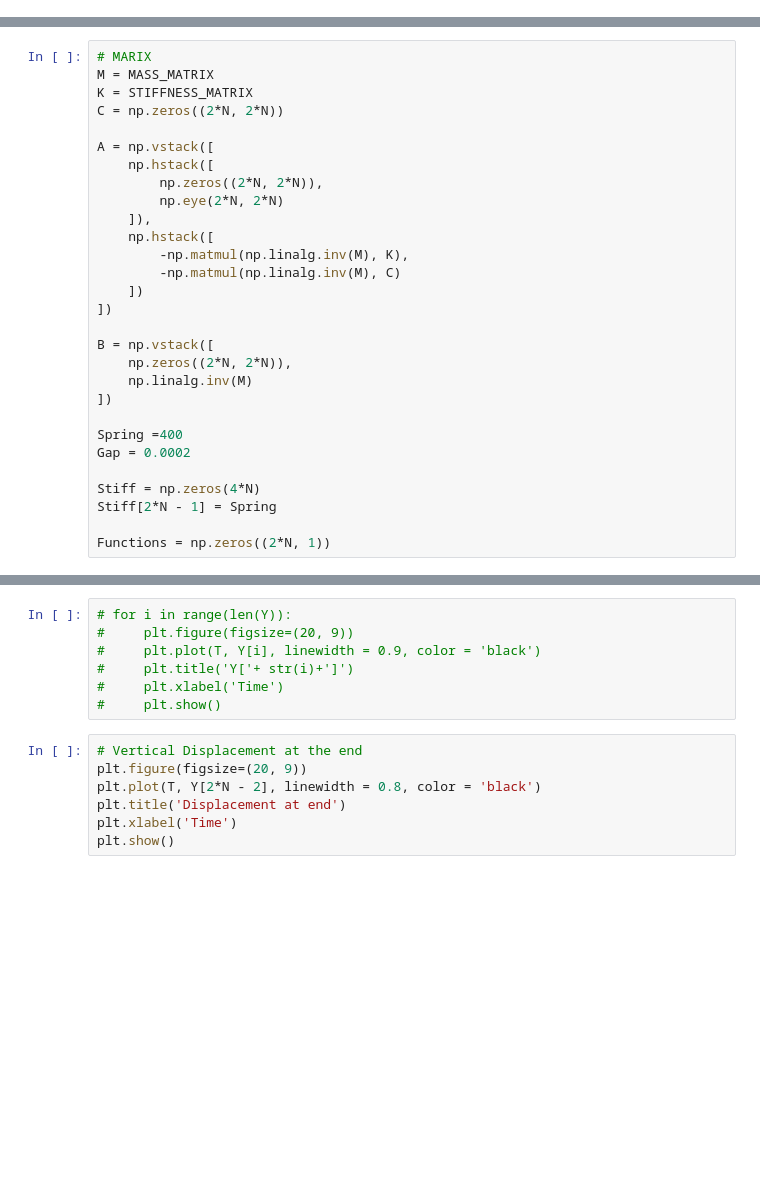
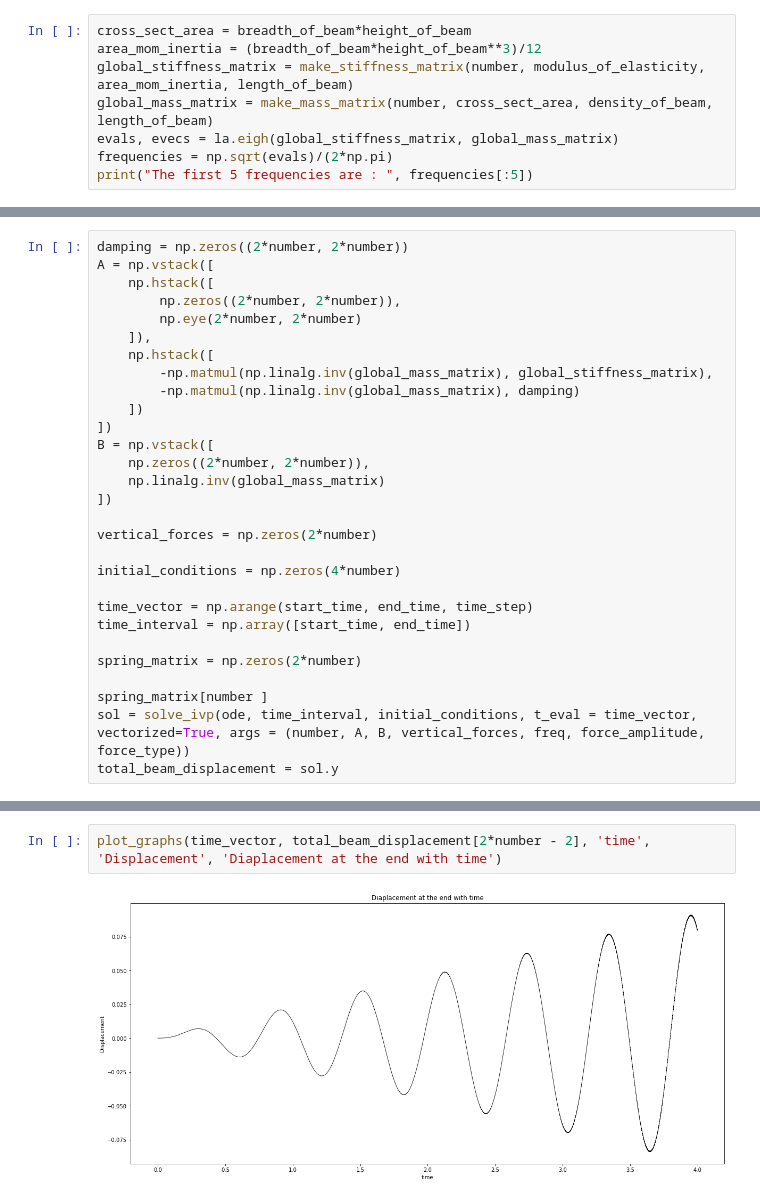
Before and after one commit to amdad7/BTP, a Jupyter notebook: FEM_ODE45.ipynb, the cells around one changed output, grey strips where cells are left out. Cells and saved outputs as stored; diff of their text form; blank space fills up the shorter version.

```diff
--- a/FEM_ODE45.ipynb
+++ b/FEM_ODE45.ipynb
@@ -116,0 +153,8 @@ print(frequencies)
+# %%
+cross_sect_area = breadth_of_beam*height_of_beam
+area_mom_inertia = (breadth_of_beam*height_of_beam**3)/12
+global_stiffness_matrix = make_stiffness_matrix(number, modulus_of_elasticity, area_mom_inertia, length_of_beam)
+global_mass_matrix = make_mass_matrix(number, cross_sect_area, density_of_beam, length_of_beam)
+evals, evecs = la.eigh(global_stiffness_matrix, global_mass_matrix)
+frequencies = np.sqrt(evals)/(2*np.pi)
+print("The first 5 frequencies are : ", frequencies[:5])
@@ -117,29 +173,29 @@ print(frequencies)
 # %%
-# MARIX
-M = MASS_MATRIX
-K = STIFFNESS_MATRIX
-C = np.zeros((2*N, 2*N))
-
+damping = np.zeros((2*number, 2*number))
 A = np.vstack([
     np.hstack([
-        np.zeros((2*N, 2*N)),
-        np.eye(2*N, 2*N)
+        np.zeros((2*number, 2*number)),
+        np.eye(2*number, 2*number)
     ]),
     np.hstack([
-        -np.matmul(np.linalg.inv(M), K),
-        -np.matmul(np.linalg.inv(M), C)
+        -np.matmul(np.linalg.inv(global_mass_matrix), global_stiffness_matrix),
+        -np.matmul(np.linalg.inv(global_mass_matrix), damping)
     ])
 ])
-
 B = np.vstack([
-    np.zeros((2*N, 2*N)),
-    np.linalg.inv(M)
+    np.zeros((2*number, 2*number)),
+    np.linalg.inv(global_mass_matrix)
 ])
 
-Spring =400
-Gap = 0.0002
+vertical_forces = np.zeros(2*number)
 
-Stiff = np.zeros(4*N)
-Stiff[2*N - 1] = Spring
+initial_conditions = np.zeros(4*number)
 
-Functions = np.zeros((2*N, 1))
+time_vector = np.arange(start_time, end_time, time_step)
+time_interval = np.array([start_time, end_time])
+
+spring_matrix = np.zeros(2*number)
+
+spring_matrix[number ]
+sol = solve_ivp(ode, time_interval, initial_conditions, t_eval = time_vector, vectorized=True, args = (number, A, B, vertical_forces, freq, force_amplitude, force_type))
+total_beam_displacement = sol.y
@@ -178,14 +202,4 @@ Y = sol.y
-# %%
-# for i in range(len(Y)):
-#     plt.figure(figsize=(20, 9))
-#     plt.plot(T, Y[i], linewidth = 0.9, color = 'black')
-#     plt.title('Y['+ str(i)+']')
-#     plt.xlabel('Time')
-#     plt.show()
-# %%
-# Vertical Displacement at the end
-plt.figure(figsize=(20, 9))
-plt.plot(T, Y[2*N - 2], linewidth = 0.8, color = 'black')
-plt.title('Displacement at end')
-plt.xlabel('Time')
-plt.show()
+# %%
+plot_graphs(time_vector, total_beam_displacement[2*number - 2], 'time', 'Displacement', 'Diaplacement at the end with time')
+# %% [output]
+[figure, added]
```
Also changed, not shown: parts of 9 cells of this notebook, 2 other files.
